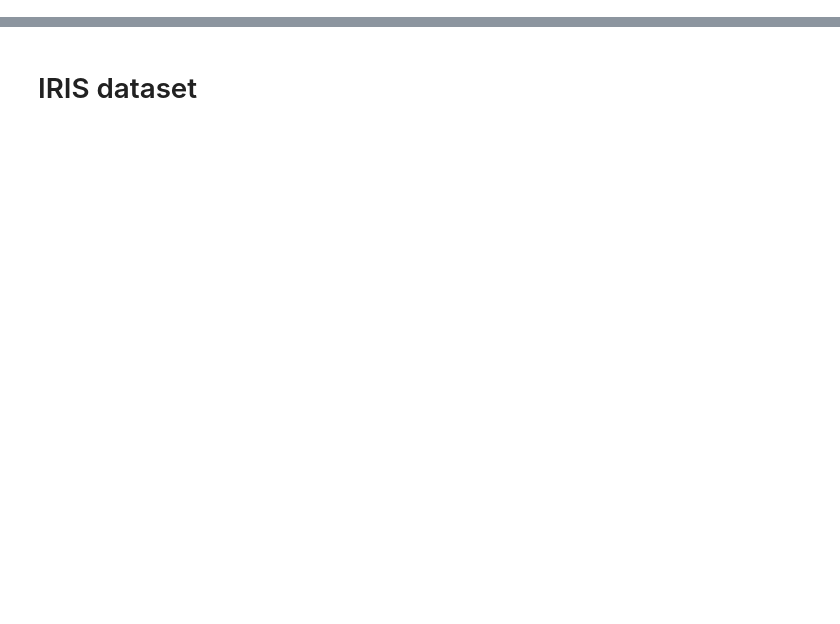
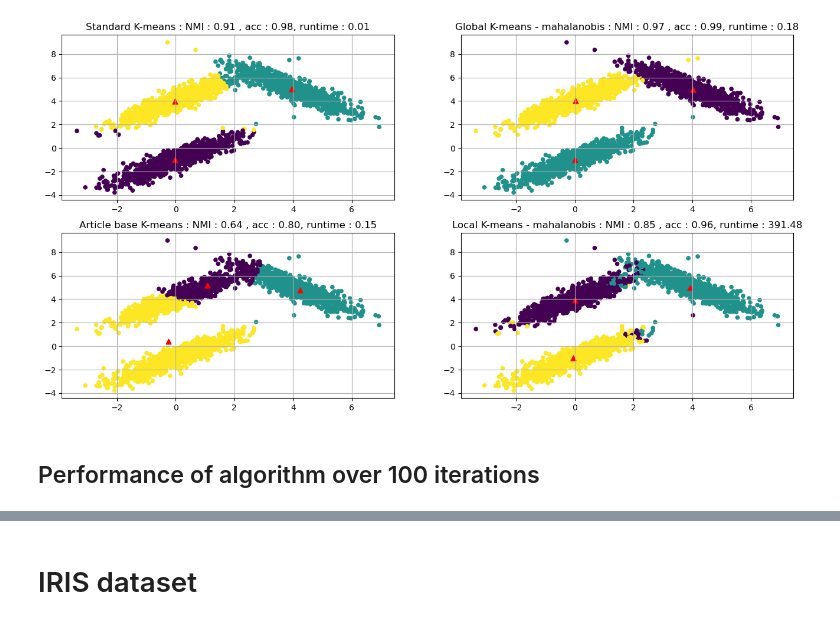
Before and after one commit to YossiSella/UL_Bar_Ilan_Assignments, a Jupyter notebook: project/Final_project.ipynb, the cells around one changed output, grey strips where cells are left out. Saved outputs shown, nothing was run; the diff lists cells and outputs as text; code cells hidden in the pictures; blank space fills up the shorter version.

```diff
--- a/project/Final_project.ipynb
+++ b/project/Final_project.ipynb
@@ -338,2 +311,51 @@ plt.show()
+# %%
+start_kmeans = time.time()
+kmeans = KMeans(n_clusters=n_clusters).fit(X)
+end_kmeans   = time.time()
+
+centers = kmeans.cluster_centers_
+labels = kmeans.labels_
+fig,axs = plt.subplots(2,2,figsize=(16, 8))
+
+axs[0,0].scatter(X[:, 0], X[:, 1], c=labels, cmap='viridis', s=30, edgecolor='none')
+axs[0,0].scatter(centers[:,0],centers[:,1],marker = "^",s = 40,c= "red")
+axs[0,0].grid(True)
+axs[0,0].set_title("Standard K-means : NMI : {:.2f} , acc : {:.2f}, runtime : {:.2f}".format(NMI(true_labels,labels), calculate_accuracy(true_labels,labels), end_kmeans - start_kmeans))
+
+
+start_kmeans_article = time.time()
+centroids, labels = kmeans_article(X,n_clusters,max_iterations=1000)
+end_kmeans_article   = time.time()
+
+axs[1,0].scatter(X[:, 0], X[:, 1], c=labels, cmap='viridis', s=30, edgecolor='none')
+axs[1,0].scatter(centroids[:,0],centroids[:,1],marker = "^",s = 40,c= "red")
+axs[1,0].grid(True)
+axs[1,0].set_title("Article base K-means : NMI : {:.2f} , acc : {:.2f}, runtime : {:.2f}".format(NMI(true_labels,labels), calculate_accuracy(true_labels,labels), end_kmeans_article - start_kmeans_article))
+
+start_kmeans_mahalanobis_global = time.time()
+centroids, labels = kmeans_global_mahalanobis(X,n_clusters)
+end_kmeans_mahalanobis_global   = time.time()
+
+axs[0,1].scatter(X[:, 0], X[:, 1], c=labels, cmap='viridis', s=30, edgecolor='none')
+axs[0,1].scatter(centroids[:,0],centroids[:,1],marker = "^",s = 40,c= "red")
+axs[0,1].grid(True)
+axs[0,1].set_title("Global K-means - mahalanobis : NMI : {:.2f} , acc : {:.2f}, runtime : {:.2f}".format(NMI(true_labels,labels), calculate_accuracy(true_labels,labels), end_kmeans_mahalanobis_global - start_kmeans_mahalanobis_global))
+
+
+start_kmeans_mahalanobis_local = time.time()
+centroids, labels = kmeans_local_mahalanobis(X,n_clusters,n_neighbors=10)
+end_kmeans_mahalanobis_local = time.time()
+
+axs[1,1].scatter(X[:, 0], X[:, 1], c=labels, cmap='viridis', s=30, edgecolor='none')
+axs[1,1].scatter(centroids[:,0],centroids[:,1],marker = "^",s = 40,c= "red")
+axs[1,1].grid(True)
+axs[1,1].set_title("Local K-means - mahalanobis : NMI : {:.2f} , acc : {:.2f}, runtime : {:.2f}".format(NMI(true_labels,labels), calculate_accuracy(true_labels,labels), end_kmeans_mahalanobis_local - start_kmeans_mahalanobis_local))
+
+plt.savefig("generated_simulation.png")
+plt.show()
+# %% [output]
+[figure, added]
+# %% [markdown]
+## Performance of algorithm over 100 iterations
 # %%
 num_of_iter = 100
```
Also changed, not shown: parts of 23 cells of this notebook.
